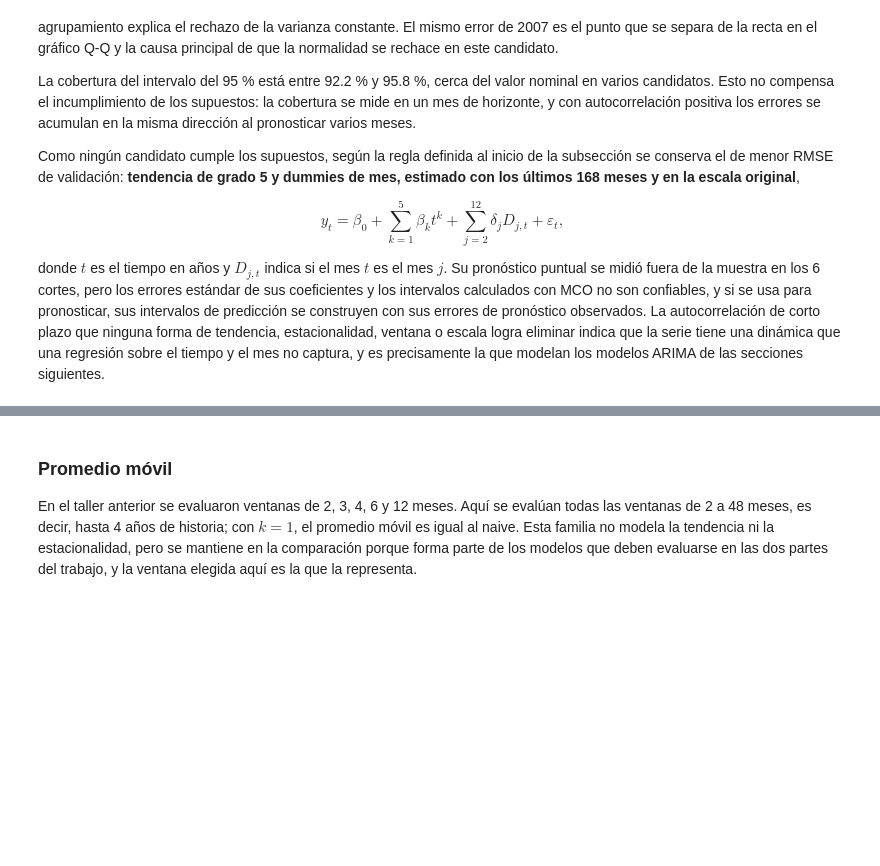
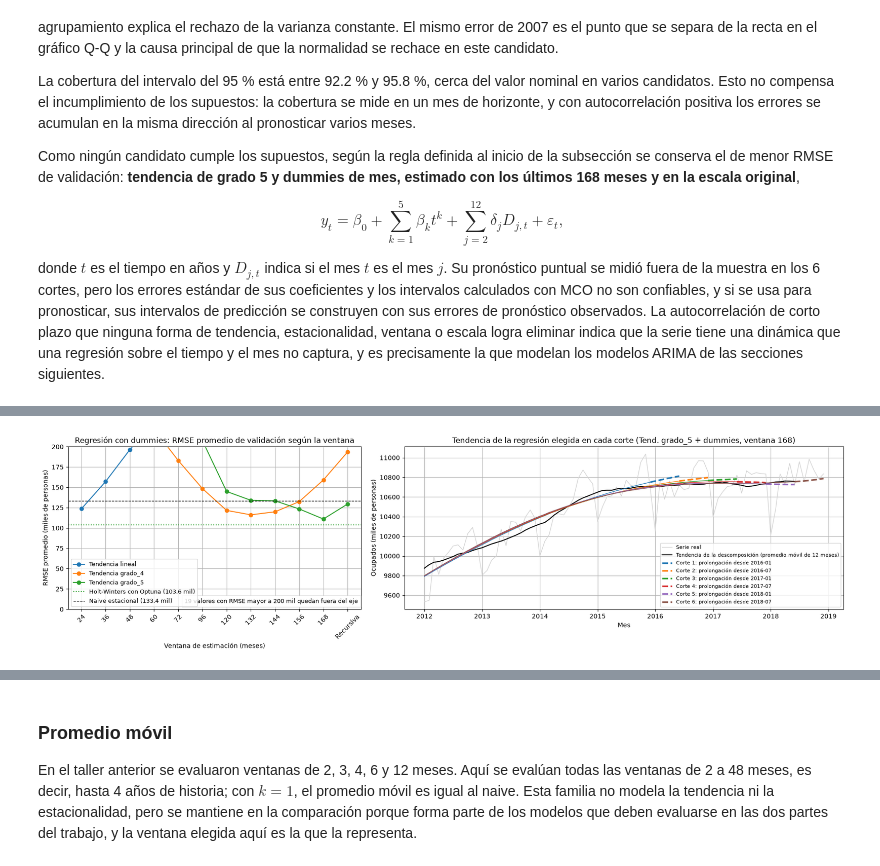
Before and after one commit to juanestebancg2806/ml3-time-series-forecasting, a Jupyter notebook: taller2/taller2_pronostico_ocupados.ipynb, the cells around one changed output, grey strips where cells are left out. Cells and saved outputs as stored; diff of their text form; code cells hidden in the pictures; blank space fills up the shorter version.

```diff
--- a/taller2/taller2_pronostico_ocupados.ipynb
+++ b/taller2/taller2_pronostico_ocupados.ipynb
@@ -2179,0 +2186,75 @@ donde $t$ es el tiempo en años y $D_{j,t}$ indica si el mes $t$ es el mes $j$.
+# %%
+# --- Sensibilidad de la regresión elegida a la ventana y comportamiento de su tendencia ---
+def tendencia_regresion(serie_ajuste, config, h):
+    """Tendencia estimada por una regresión en su ventana de ajuste y prolongada h meses.
+
+    Es el polinomio en el tiempo más el efecto estacional promedio del año (con las dummies, enero es la
+    categoría base; con Fourier, el efecto promedio es cero), en miles de personas.
+    """
+    ajuste = ajustar_regresion(serie_ajuste, config)
+    serie_ventana = serie_ajuste if config["ventana"] is None else serie_ajuste.iloc[-config["ventana"]:]
+    fechas = serie_ventana.index.append(fechas_siguientes(serie_ajuste, h))
+    X_tendencia = construir_regresores(fechas, config["tendencia"])          # constante y potencias de t
+    parametros = ajuste.params
+    efecto_estacional_medio = parametros[parametros.index.str.startswith("mes_")].sum() / 12
+    tendencia = X_tendencia.to_numpy() @ parametros[X_tendencia.columns].to_numpy() + efecto_estacional_medio
+    return pd.Series(np.exp(tendencia) if config["escala"] == "log" else tendencia, index=fechas)
+
+
+# 1. RMSE promedio de validación por ventana, con dummies y escala original, para tres grados de tendencia
+grilla_regresion_2["Ventana"] = grilla_regresion_2.index.map(
+    lambda numero: "Recursiva" if configuraciones_regresion_etapa_2[numero]["ventana"] is None
+    else str(configuraciones_regresion_etapa_2[numero]["ventana"]))
+grados_sensibilidad = list(dict.fromkeys(["lineal", "grado_4", config_regresion_elegida["tendencia"]]))
+sensibilidad_ventana = (grilla_regresion_2[(grilla_regresion_2["estacionalidad"] == "dummies")
+                                           & (grilla_regresion_2["escala"] == "original")
+                                           & grilla_regresion_2["tendencia"].isin(grados_sensibilidad)]
+                        .pivot_table(index="Ventana", columns="tendencia", values="RMSE promedio")
+                        .reindex(index=orden_ventanas, columns=grados_sensibilidad))
+print("RMSE promedio de validación por ventana, con dummies y escala original (miles):")
+print(sensibilidad_ventana.round(2).to_string())
+
+fig, axes = plt.subplots(1, 2, figsize=(18, 5), gridspec_kw={"width_ratios": [2, 3]})
+
+for tendencia in grados_sensibilidad:
+    axes[0].plot(sensibilidad_ventana.index, sensibilidad_ventana[tendencia], marker="o", label=f"Tendencia {tendencia}")
+axes[0].axhline(validacion[nombre_hw_optuna]["rmse"].mean(), color="C2", linestyle=":", linewidth=1.5,
+                label=f"{nombre_hw_optuna} ({validacion[nombre_hw_optuna]['rmse'].mean():.1f} mil)")
+axes[0].axhline(validacion["Naive estacional"]["rmse"].mean(), color="black", linestyle="--", linewidth=1,
+                label=f"Naive estacional ({validacion['Naive estacional']['rmse'].mean():.1f} mil)")
+# El eje va de 0 a 1.5 veces el RMSE del naive estacional; los valores mayores se cuentan en una nota
+limite_rmse = 1.5 * validacion["Naive estacional"]["rmse"].mean()
+fuera_del_eje = int((sensibilidad_ventana > limite_rmse).sum().sum())
+axes[0].set_ylim(0, limite_rmse)
+if fuera_del_eje:
+    axes[0].text(0.99, 0.03, f"{fuera_del_eje} {'valor' if fuera_del_eje == 1 else 'valores'} con RMSE mayor a "
+                 f"{limite_rmse:.0f} mil {'queda' if fuera_del_eje == 1 else 'quedan'} fuera del eje",
+                 transform=axes[0].transAxes, ha="right", va="bottom", fontsize=9,
+                 bbox=dict(facecolor="white", edgecolor="lightgray"))
+axes[0].set_title("Regresión con dummies: RMSE promedio de validación según la ventana")
+axes[0].set_xlabel("Ventana de estimación (meses)")
+axes[0].set_ylabel("RMSE promedio (miles de personas)")
+axes[0].tick_params(axis="x", rotation=45)
+axes[0].legend(loc="lower left", fontsize=9)
+axes[0].grid()
+
+# 2. Tendencia de la regresión elegida en cada corte: tramo ajustado (línea continua) y prolongación (discontinua)
+axes[1].plot(train.loc["2012":], color="lightgray", linewidth=1, label="Serie real")
+axes[1].plot(desc_aditiva.trend.loc["2012":], color="black", linewidth=1.5,
+             label="Tendencia de la descomposición (promedio móvil de 12 meses)")
+for numero, (idx_ajuste, _) in enumerate(tscv.split(train), start=1):
+    serie_ajuste = train.iloc[idx_ajuste]
+    tendencia = tendencia_regresion(serie_ajuste, config_regresion_elegida, horizonte)
+    color = f"C{numero - 1}"
+    axes[1].plot(tendencia.loc["2012":serie_ajuste.index[-1]], color=color, linewidth=1)
+    axes[1].plot(tendencia.loc[serie_ajuste.index[-1]:], color=color, linewidth=2.5, linestyle="--",
+                 label=f"Corte {numero}: prolongación desde {serie_ajuste.index[-1] + pd.DateOffset(months=1):%Y-%m}")
+axes[1].set_title(f"Tendencia de la regresión elegida en cada corte ({describir_regresion(config_regresion_elegida)})")
+axes[1].set_xlabel("Mes")
+axes[1].set_ylabel("Ocupados (miles de personas)")
+axes[1].legend(loc="lower right", fontsize=8)
+axes[1].grid()
+
+fig.tight_layout()
+plt.show()
+# %% [output]
@@ -2179,0 +2276 @@ donde $t$ es el tiempo en años y $D_{j,t}$ indica si el mes $t$ es el mes $j$.
+[figure, added]
```
Also changed, not shown: parts of 5 cells of this notebook.
